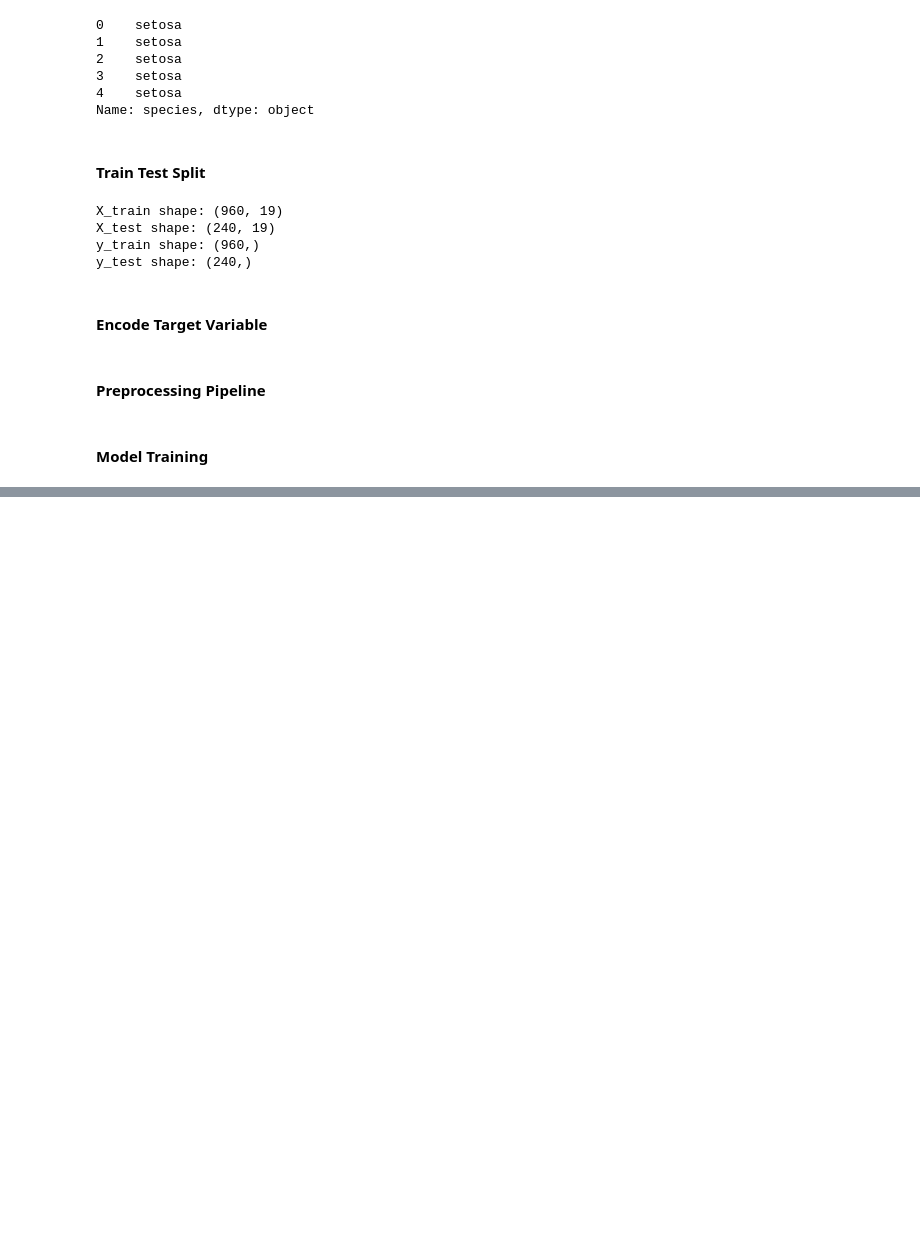
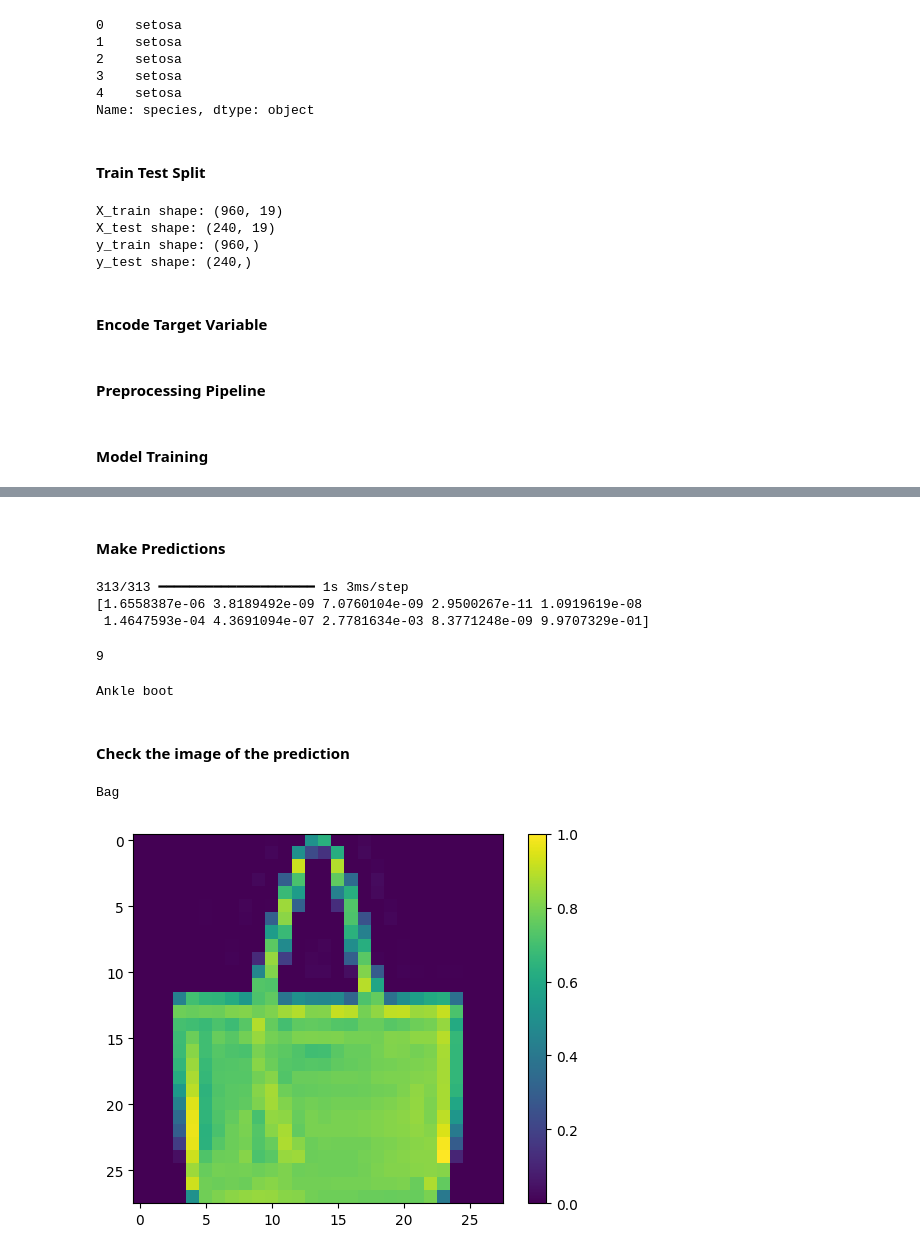
Before and after one commit to adubrightkwartengsnr/intro_to_deep_learning_and_nlp, a Jupyter notebook: intro_to_tensorflow.ipynb, the cells around one changed output, grey strips where cells are left out. Drawn from its saved outputs; the diff is of its cells as text; code cells hidden in the pictures; blank space fills up the shorter version.

```diff
--- a/intro_to_tensorflow.ipynb
+++ b/intro_to_tensorflow.ipynb
@@ -655,0 +761,8 @@ Minimum Validation loss: -145007.75
+# %%
+model = keras.Sequential(
+    [
+        keras.layers.Flatten(input_shape=(28,28)), #input layer
+        keras.layers.Dense(128, activation='relu'), #hidden layer 1
+        keras.layers.Dense(10, activation='softmax') #output layer
+    ]
+)
@@ -655,0 +772,5 @@ Minimum Validation loss: -145007.75
+# %%
+model.compile(
+    optimizer='adam',
+    loss='sparse_categorical_crossentropy',
+    metrics=['accuracy'])
@@ -655,0 +779,2 @@ Minimum Validation loss: -145007.75
+# %%
+model.fit(train_images,train_labels,epochs=10)
@@ -655,0 +813,31 @@ Minimum Validation loss: -145007.75
+# %% [markdown]
+#### Make Predictions
+# %%
+predictions = model.predict(test_images)
+print(predictions[0])
+# %% [output]
+313/313 ━━━━━━━━━━━━━━━━━━━━ 1s 3ms/step
+[1.6558387e-06 3.8189492e-09 7.0760104e-09 2.9500267e-11 1.0919619e-08
+ 1.4647593e-04 4.3691094e-07 2.7781634e-03 8.3771248e-09 9.9707329e-01]
+# %%
+# Print the class name of first prediction
+print(np.argmax(predictions[0]))
+# %% [output]
+9
+# %%
+# Output the actual class name
+print(class_names[np.argmax(predictions[0])])
+# %% [output]
+Ankle boot
+# %% [markdown]
+#### Check the image of the prediction
+# %%
+plt.figure()
+print(class_names[np.argmax(predictions[900])])
+plt.imshow(test_images[900])
+plt.colorbar()
+plt.grid(False)
+plt.show()
+# %% [output]
+Bag
+[figure, added]
```
Also changed, not shown: parts of 32 cells of this notebook, 1 other file.
